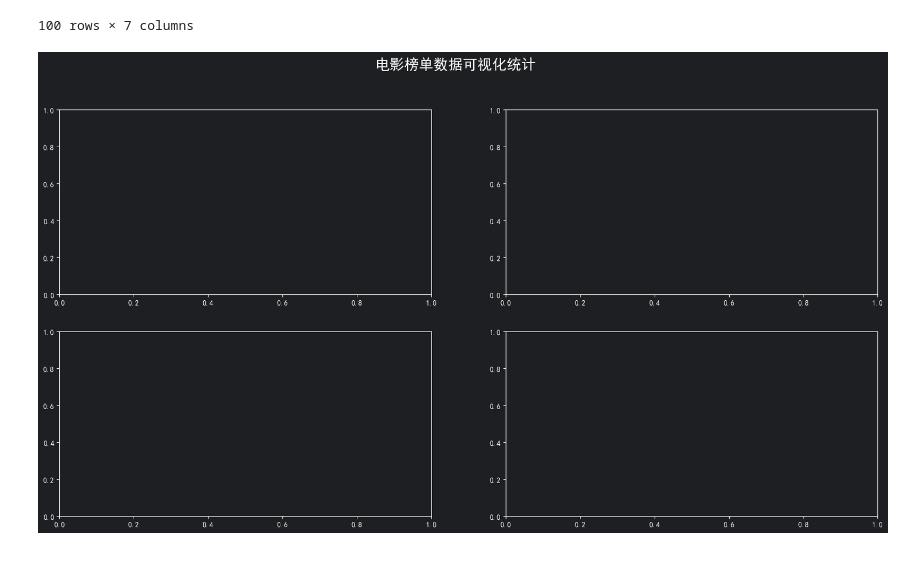
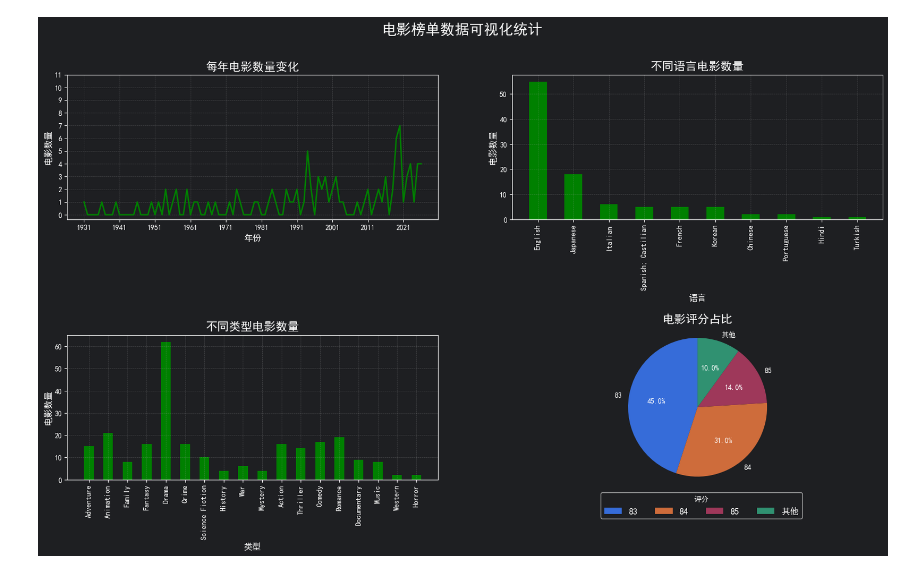
Before and after one commit to meitian3611/py-project, a Jupyter notebook: 数据分析/06_案例实战.ipynb, the cells around one changed output. Drawn from its saved outputs; the diff is of its cells as text; code cells hidden in the pictures.

```diff
--- a/数据分析/06_案例实战.ipynb
+++ b/数据分析/06_案例实战.ipynb
@@ -1,7 +1,6 @@
 # %%
 import pandas as pd
 import matplotlib.pyplot as plt
-from narwhals import Int64
 
 pd.set_option('display.min_rows', 20)
 # 显示中文
@@ -10,6 +9,7 @@ plt.rcParams['font.sans-serif'] = ['SimHei']
 # 创建子图
 fig, axes = plt.subplots(nrows=2, ncols=2, figsize=(20, 10))
 fig.suptitle('电影榜单数据可视化统计', fontsize=20)
+fig.subplots_adjust(hspace=0.8)  # 调整子图间距
 
 # 获取子图
 ax1: plt.Axes = axes[0, 0]
@@ -21,5 +21,74 @@ ax4: plt.Axes = axes[1, 1]
 data = pd.read_csv('data/movies_list.csv', usecols=['电影名称', '上映年份', '上映时间', '电影标签', '播放时长', '评分', '语言'], dtype={
     '上映年份': 'Int64',
 })
-data
+"""
+----统计每年电影数量的折线图变化----
+"""
+year_counts = data.groupby('上映年份')['上映年份'].count()  # 获取每年电影数量
+min_year = year_counts.index.min()
+max_year = year_counts.index.max()
+x = [i for i in range(min_year, max_year + 1)]  # 创建X轴数据
+y = [year_counts.get(i, 0) for i in x]  # 创建Y轴数据
+
+ax1.plot(x, y, linewidth=2, color='green')  # 绘制折线图
+ax1.set_title('每年电影数量变化', fontsize=16, fontweight='bold')
+ax1.set_xlabel('年份', fontsize=12)
+ax1.set_ylabel('电影数量', fontsize=12)
+ax1.set_xticks(x[::10])  # 设置X刻度
+ax1.set_yticks([i for i in range(0, 12, 1)])  # 设置Y刻度
+ax1.grid(True, linestyle='--', alpha=0.3)
+
+"""
+----统计不同语言的电影数量 柱状图----
+"""
+data_lang = data.groupby('语言')['语言'].count().sort_values(ascending=False)  # 获取不同语言电影数量
+x_lang = data_lang.index
+y_lang = data_lang.values
+ax2.bar(x_lang, y_lang, width=0.5, color='green')  # 绘制柱状图
+ax2.set_title('不同语言电影数量', fontsize=16, fontweight='bold')
+ax2.set_xlabel('语言', fontsize=12)
+ax2.set_ylabel('电影数量', fontsize=12)
+ax2.set_xticks(x_lang)
+ax2.grid(True, linestyle='--', alpha=0.3)
+ax2.tick_params(axis='x', rotation=90)  # 旋转X轴标签
+
+"""
+----统计不同标签的电影数量 柱状图----
+"""
+type_count = {}  # 创建字典  ---  {'Drama': 2}
+for tags in data['电影标签'].str.split(','):
+    for tag in tags:
+        type_count[tag] = type_count.get(tag, 0) + 1
+
+x_types = list(type_count.keys())
+y_types = list(type_count.values())
+
+ax3.bar(x_types, y_types, width=0.5, color='green')  # 绘制柱状图
+ax3.set_title('不同类型电影数量', fontsize=16, fontweight='bold')
+ax3.set_xlabel('类型', fontsize=12)
+ax3.set_ylabel('电影数量', fontsize=12)
+ax3.set_xticks(x_types)
+ax3.grid(True, linestyle='--', alpha=0.3)
+ax3.tick_params(axis='x', rotation=90)  # 旋转X轴标签
+
+"""
+---- 统计各个评分的电影占比 饼状图----
+"""
+score_count = data.groupby('评分')['评分'].count()
+total_scores = score_count.sum()
+large_scores = score_count.loc[score_count >= total_scores * 0.05]
+small_scores = score_count.loc[score_count < total_scores * 0.05]
+
+if small_scores.sum() > 0:
+    large_scores['其他'] = small_scores.sum()
+
+ax4.pie(large_scores, labels=large_scores.index, autopct='%1.1f%%', startangle=90, radius=1.2)
+ax4.set_title('电影评分占比', fontsize=16, fontweight='bold', y=1.05)
+ax4.legend(bbox_to_anchor=(-0.2, -0.3), loc='lower left', fontsize=12, title='评分', ncol=4)
+
+"""
+保存图片,显示画布
+"""
+plt.savefig('data/movies_list.png')
+plt.show()
 # %% [output]
@@ -43,2 +95 @@ data
-100 rows × 7 columns
-[figure, old version]
+[figure, new version]
```
Also changed, not shown: parts of 1 cell of this notebook, 2 other files.
